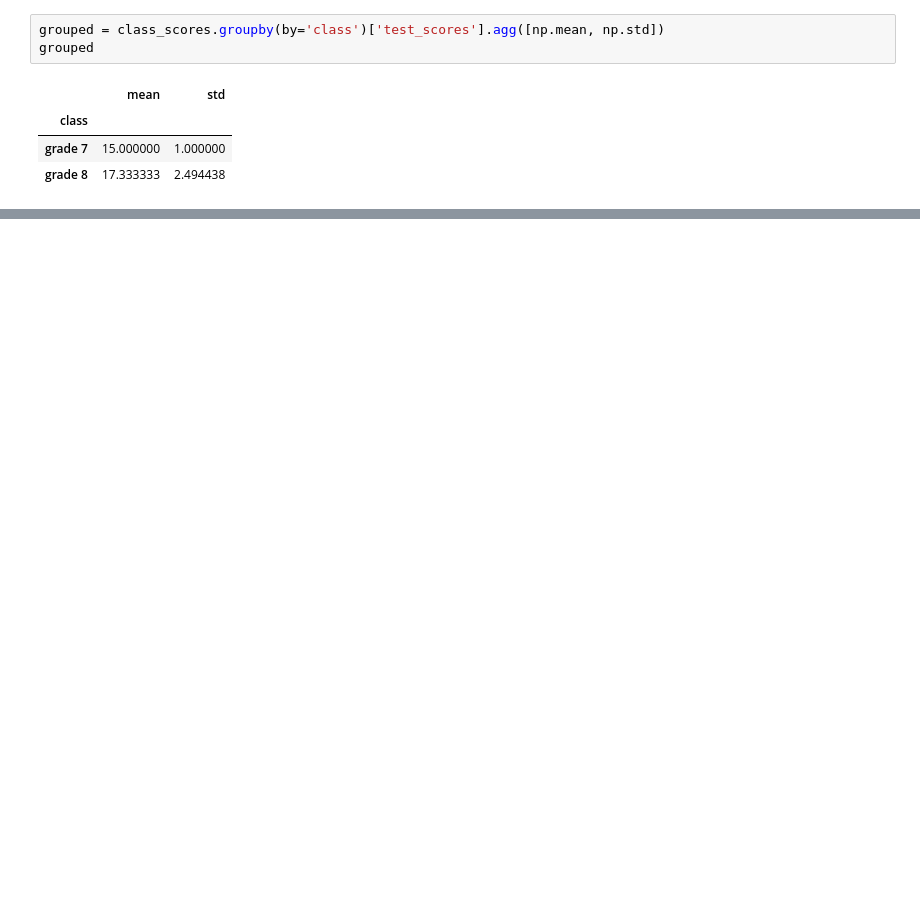
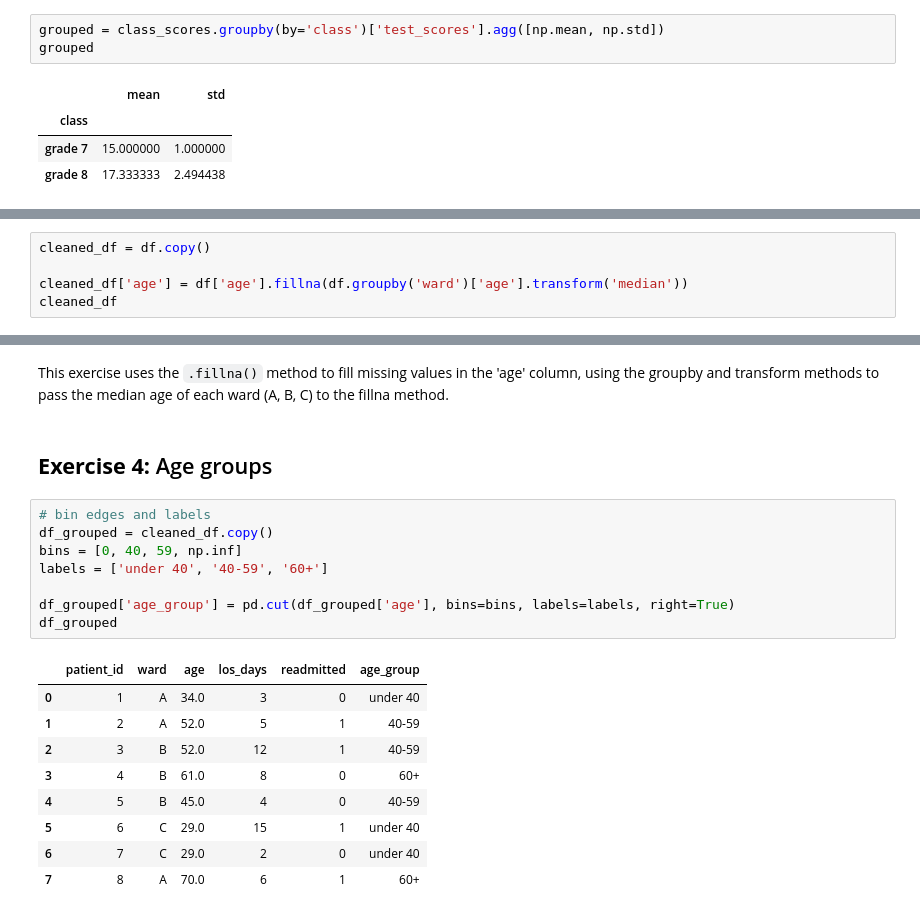
Before and after one commit to T3KK4/ds-training, a Jupyter notebook: week-01/day-02.ipynb, the cells around one changed output, grey strips where cells are left out. Cells and saved outputs as stored; diff of their text form; blank space fills up the shorter version.

Commit message:
Completed exercises 1 to 5

```diff
--- a/week-01/day-02.ipynb
+++ b/week-01/day-02.ipynb
@@ -137,0 +259,5 @@ df
+# %%
+cleaned_df = df.copy()
+
+cleaned_df['age'] = df['age'].fillna(df.groupby('ward')['age'].transform('median'))
+cleaned_df
@@ -137,0 +274,22 @@ df
+# %% [markdown]
+This exercise uses the `.fillna()` method to fill missing values in the 'age' column, using the groupby and transform methods to pass the median age of each ward (A, B, C) to the fillna method.
+# %% [markdown]
+## **Exercise 4:** Age groups
+# %%
+# bin edges and labels
+df_grouped = cleaned_df.copy()
+bins = [0, 40, 59, np.inf]
+labels = ['under 40', '40-59', '60+']
+
+df_grouped['age_group'] = pd.cut(df_grouped['age'], bins=bins, labels=labels, right=True)
+df_grouped
+# %% [output]
+|  | patient_id | ward | age | los_days | readmitted | age_group |
+| 0 | 1 | A | 34.0 | 3 | 0 | under 40 |
+| 1 | 2 | A | 52.0 | 5 | 1 | 40-59 |
+| 2 | 3 | B | 52.0 | 12 | 1 | 40-59 |
+| 3 | 4 | B | 61.0 | 8 | 0 | 60+ |
+| 4 | 5 | B | 45.0 | 4 | 0 | 40-59 |
+| 5 | 6 | C | 29.0 | 15 | 1 | under 40 |
+| 6 | 7 | C | 29.0 | 2 | 0 | under 40 |
+| 7 | 8 | A | 70.0 | 6 | 1 | 60+ |
```
Also changed, not shown: parts of 28 cells of this notebook, 1 other file.
